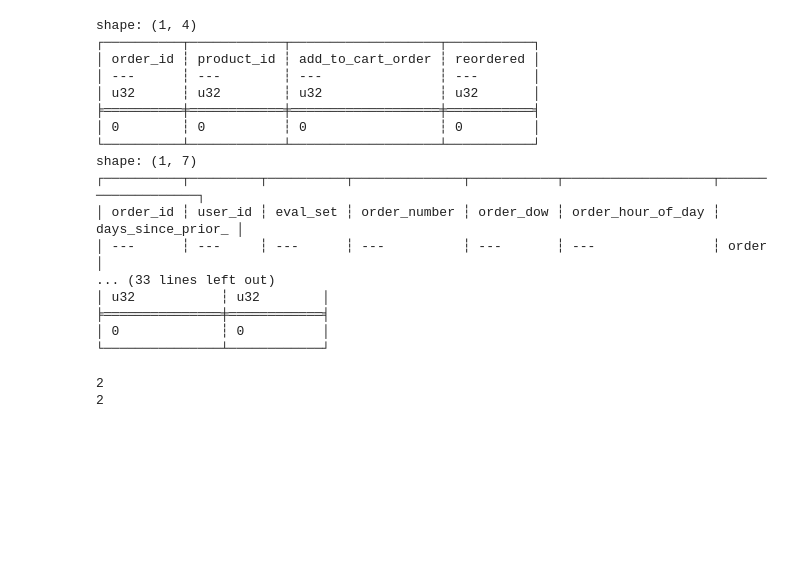
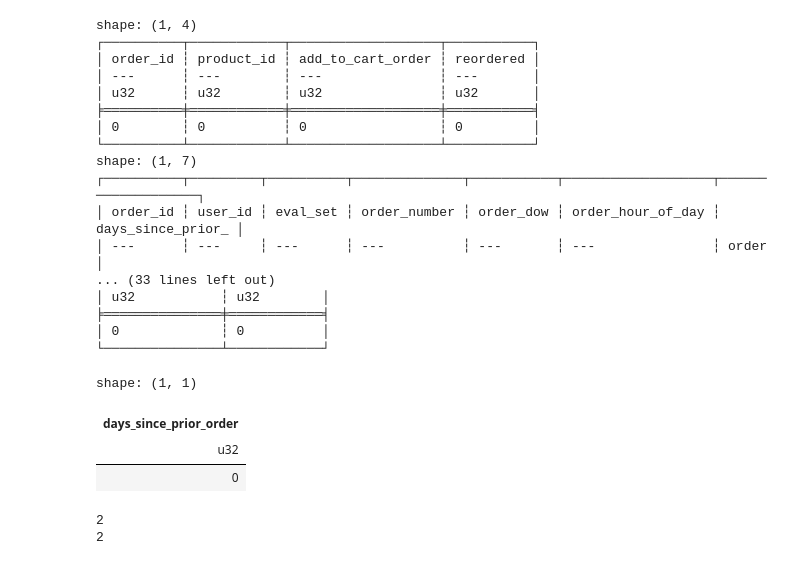
Before and after one commit to d-sutariya/Instacart-Basket-Recommendation, a Jupyter notebook: instacart-basket-analysis-data-check.ipynb, the cells around one changed output. Cells and saved outputs as stored; diff of their text form; code cells hidden in the pictures; blank space fills up the shorter version.

```diff
--- a/instacart-basket-analysis-data-check.ipynb
+++ b/instacart-basket-analysis-data-check.ipynb
@@ -64,6 +80,14 @@ shape: (1, 7)
 ╞═══════════════╪════════════╡
 │ 0             ┆ 0          │
 └───────────────┴────────────┘
+# %%
+# is there anything unusal in the days_since_prior_orders
+orders_df.filter(pl.col("order_number") != 1).select("days_since_prior_order").null_count()
+# %% [output]
+shape: (1, 1)
+| days_since_prior_order |
+| u32 |
+| 0 |
 # %%
 # let's check for the label consistency
 
```
Also changed, not shown: parts of 22 cells of this notebook.
